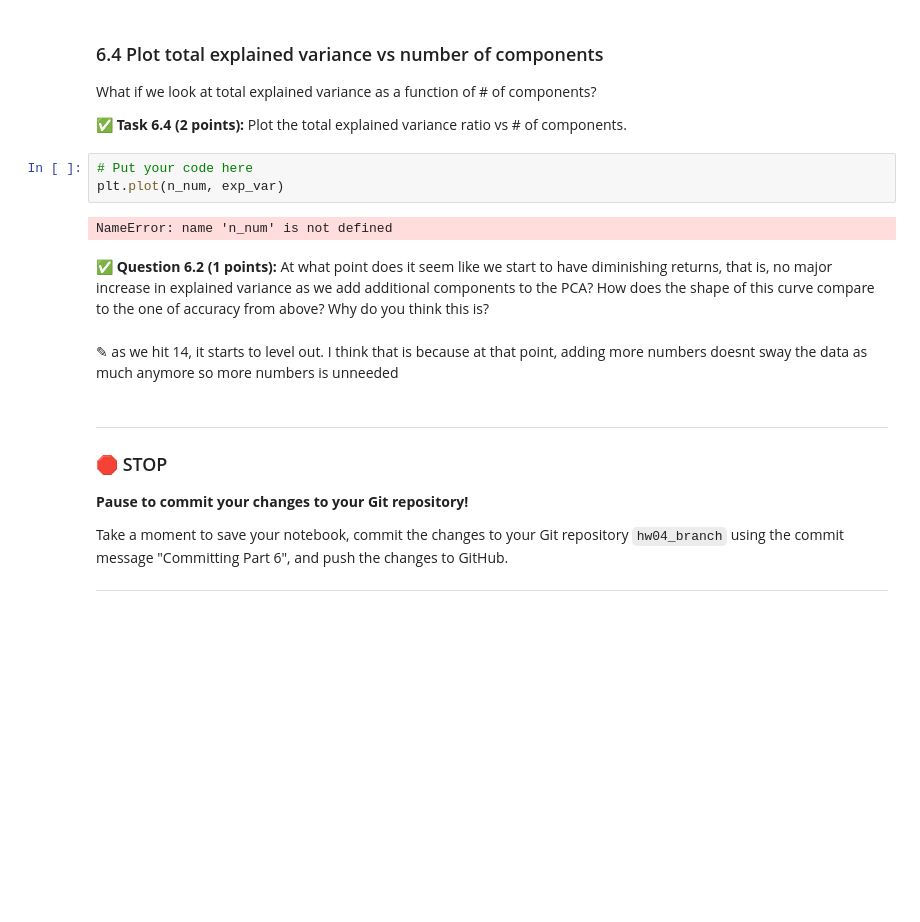
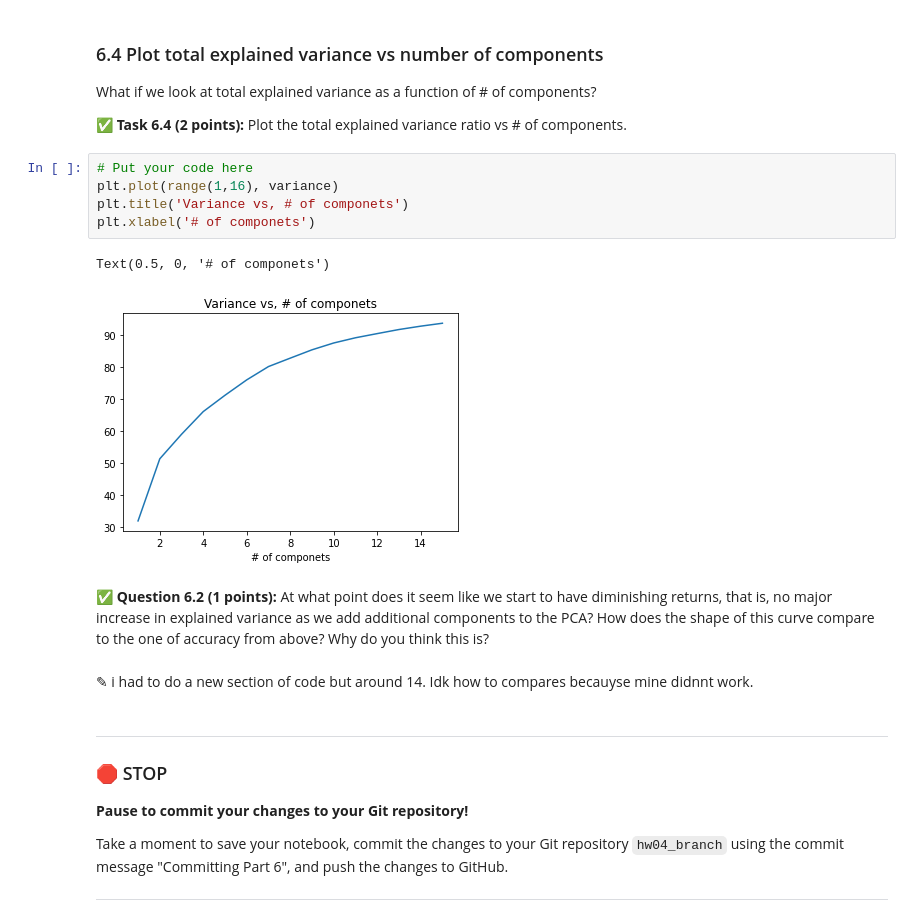
Before and after one commit to ryn-vw/CMSE202-f23-turnin, a Jupyter notebook: HW_4/HW_4, Ryn VW.ipynb, the cells around one changed output. Cells and saved outputs as stored; diff of their text form; blank space fills up the shorter version.

```diff
--- a/HW_4/HW_4, Ryn VW.ipynb
+++ b/HW_4/HW_4, Ryn VW.ipynb
@@ -555,13 +568,16 @@ What if we look at total explained variance as a function of # of components?
 **&#9989; Task 6.4 (2 points):** Plot the total explained variance ratio vs # of components.
 # %%
 # Put your code here
-plt.plot(n_num, exp_var)
+plt.plot(range(1,16), variance)
+plt.title('Variance vs, # of componets')
+plt.xlabel('# of componets')
 # %% [output]
-NameError: name 'n_num' is not defined
+Text(0.5, 0, '# of componets')
+[figure, added]
 # %% [markdown]
 **&#9989; Question 6.2 (1 points):** At what point does it seem like we start to have diminishing returns, that is, no major increase in explained variance as we add additional components to the PCA? How does the shape of this curve compare to the one of accuracy from above? Why do you think this is?
-# %% [markdown]
-<font size=+3>&#9998;</font> as we hit 14, it starts to level out. I think that is because at that point, adding more numbers doesnt sway the data as much anymore so more numbers is unneeded
+# %% [markdown]
+<font size=+3>&#9998;</font> i had to do a new section of code but around 14. Idk how to compares becauyse mine didnnt work.
 # %% [markdown]
 ---
 ### &#128721; STOP
```
Also changed, not shown: parts of 18 cells of this notebook.
